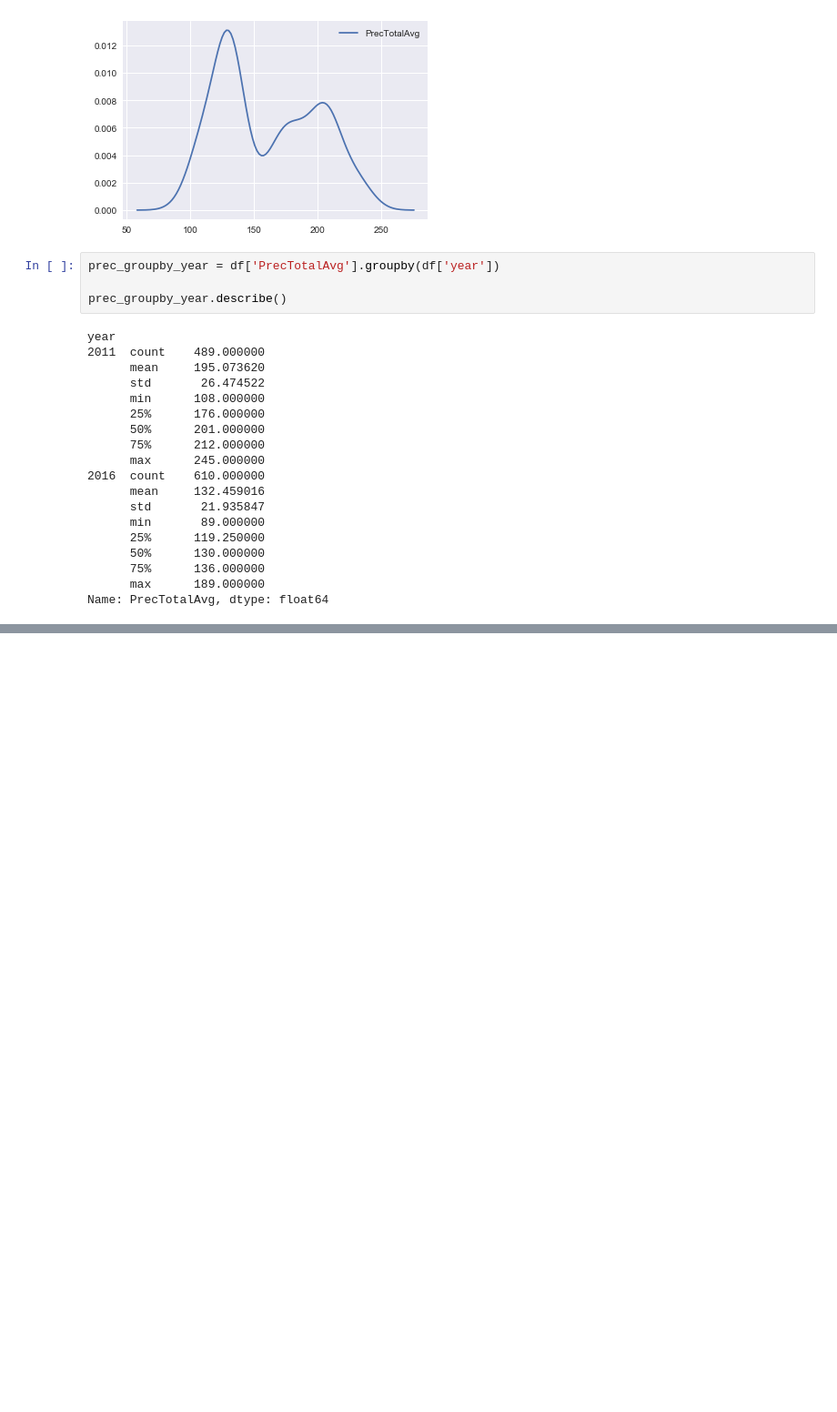
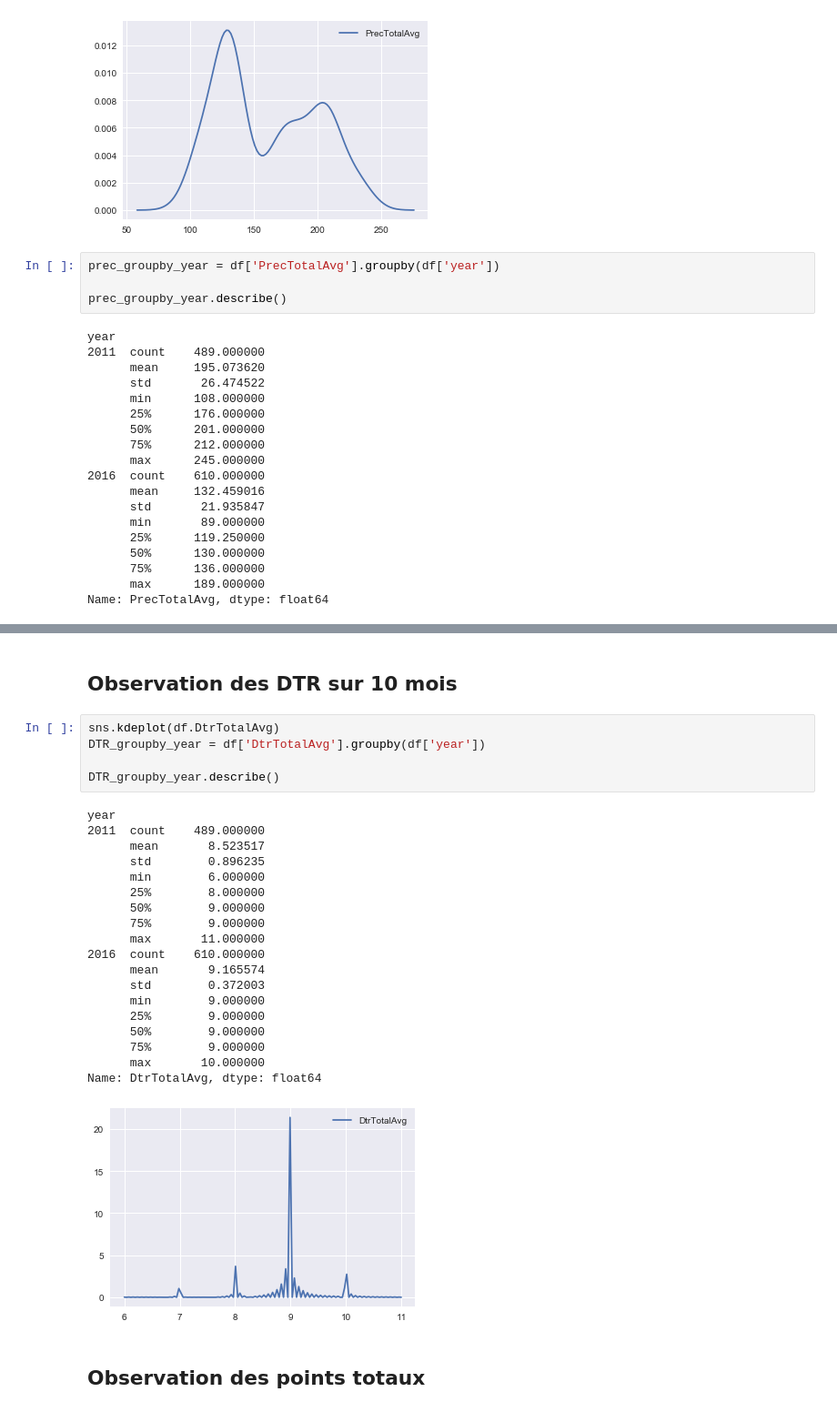
Before and after one commit to ThibaultSchowing/Bachelor_Thesis_2017_Sources, a Jupyter notebook: Notebook/Plot_data_withClimat/Plot climatic datas.ipynb, the cells around one changed output, grey strips where cells are left out. Shown at 91% size. Cells and saved outputs as stored; diff of their text form; blank space fills up the shorter version.

```diff
--- a/Notebook/Plot_data_withClimat/Plot climatic datas.ipynb
+++ b/Notebook/Plot_data_withClimat/Plot climatic datas.ipynb
@@ -122,0 +231,29 @@ Name: PrecTotalAvg, dtype: float64
+# %% [markdown]
+## Observation des DTR sur 10 mois
+# %%
+sns.kdeplot(df.DtrTotalAvg)
+DTR_groupby_year = df['DtrTotalAvg'].groupby(df['year'])
+
+DTR_groupby_year.describe()
+# %% [output]
+year
+2011  count    489.000000
+      mean       8.523517
+      std        0.896235
+      min        6.000000
+      25%        8.000000
+      50%        9.000000
+      75%        9.000000
+      max       11.000000
+2016  count    610.000000
+      mean       9.165574
+      std        0.372003
+      min        9.000000
+      25%        9.000000
+      50%        9.000000
+      75%        9.000000
+      max       10.000000
+Name: DtrTotalAvg, dtype: float64
+[figure, added]
+# %% [markdown]
+## Observation des points totaux
```
Also changed, not shown: parts of 35 cells of this notebook, 3 other files.
